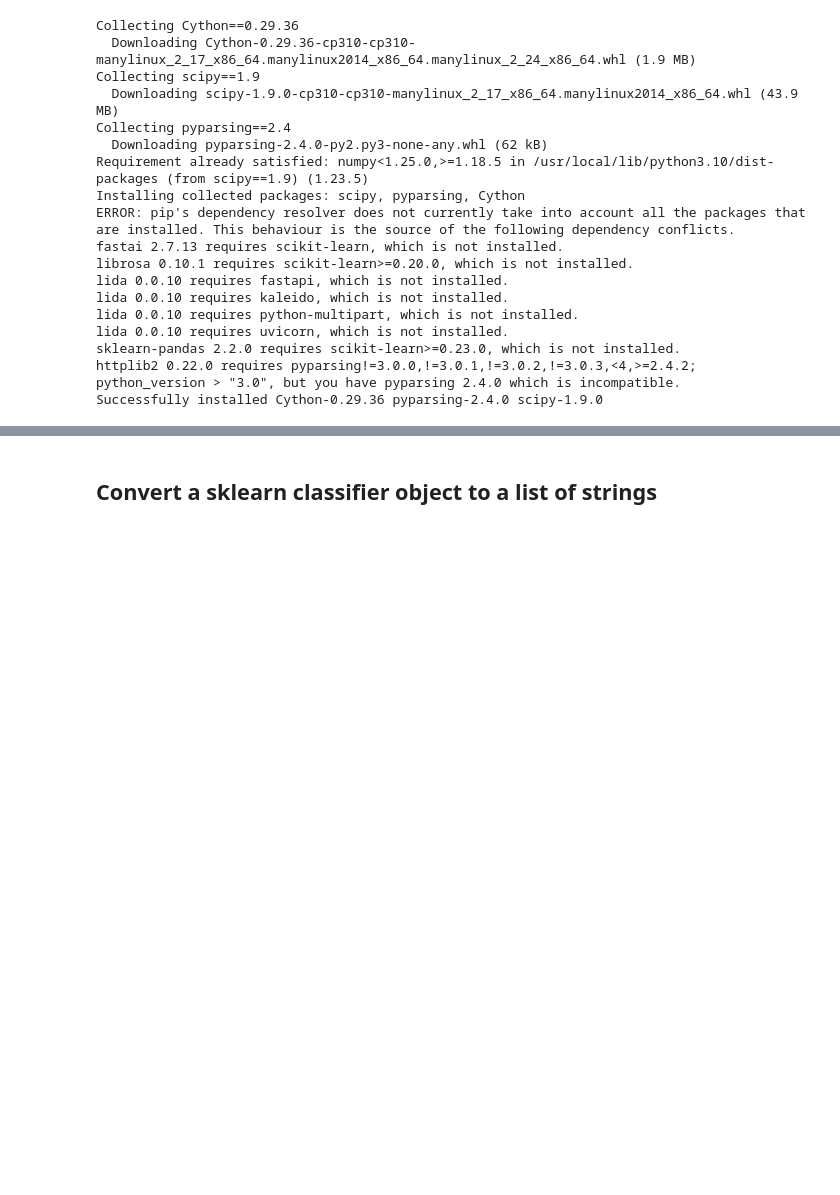
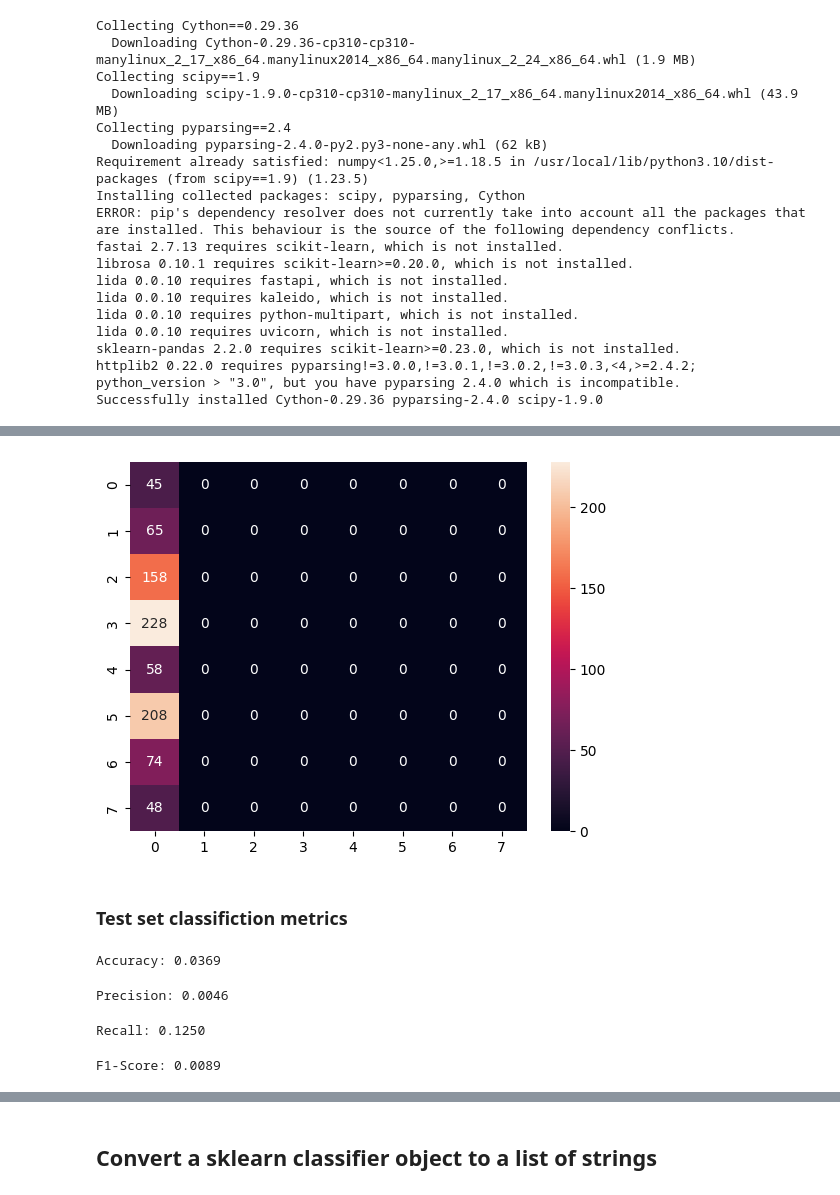
Before and after one commit to alexvmt/land_cover_classification_kaza, a Jupyter notebook: local_automl_training.ipynb, the cells around one changed output, grey strips where cells are left out. Saved outputs shown, nothing was run; the diff lists cells and outputs as text; code cells hidden in the pictures; blank space fills up the shorter version.

```diff
--- a/local_automl_training.ipynb
+++ b/local_automl_training.ipynb
@@ -250,2 +329,3 @@ Name: crop, Length: 400, dtype: int64
 # %%
-y_hat = automl.predict(X_test)
+y_train_pred = automl.predict(X_train)
+y_test_pred = automl.predict(X_test)
@@ -255,0 +369,3 @@ Accuracy score 0.7475
+# %%
+cm = confusion_matrix(y_train, y_train_pred)
+cm
@@ -255,0 +381,23 @@ Accuracy score 0.7475
+# %%
+sns.heatmap(cm, annot=True, fmt='d')
+plt.show()
+# %% [output]
+[figure, added]
+# %% [markdown]
+### Test set classifiction metrics
+# %%
+print('Accuracy: {:0.4f}'.format(accuracy_score(y_test, y_test_pred)))
+# %% [output]
+Accuracy: 0.0369
+# %%
+print('Precision: {:0.4f}'.format(precision_score(y_test, y_test_pred, average='macro')))
+# %% [output]
+Precision: 0.0046
+# %%
+print('Recall: {:0.4f}'.format(recall_score(y_test, y_test_pred, average='macro')))
+# %% [output]
+Recall: 0.1250
+# %%
+print('F1-Score: {:0.4f}'.format(f1_score(y_test, y_test_pred, average='macro')))
+# %% [output]
+F1-Score: 0.0089
```
Also changed, not shown: parts of 68 cells of this notebook, 8 other files.
